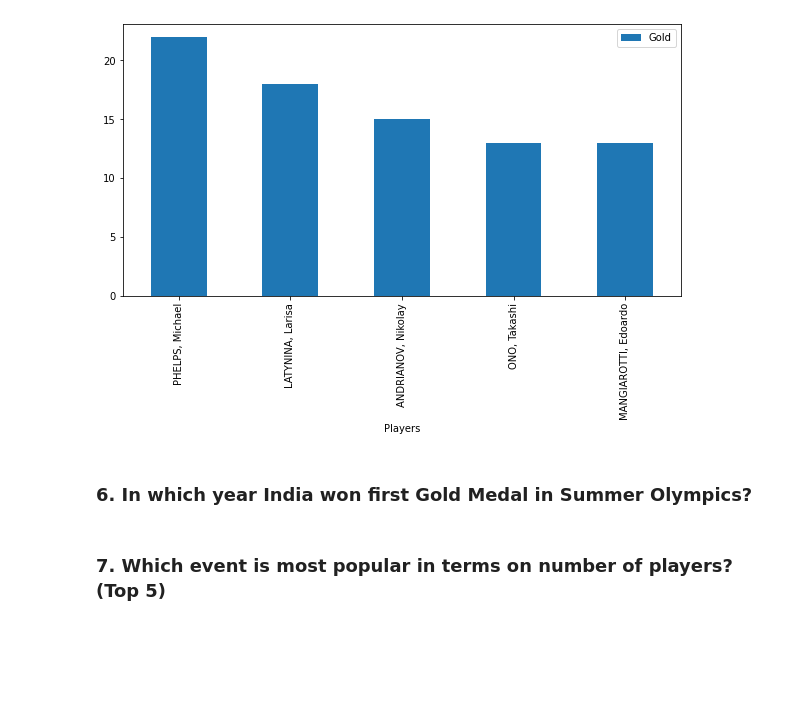
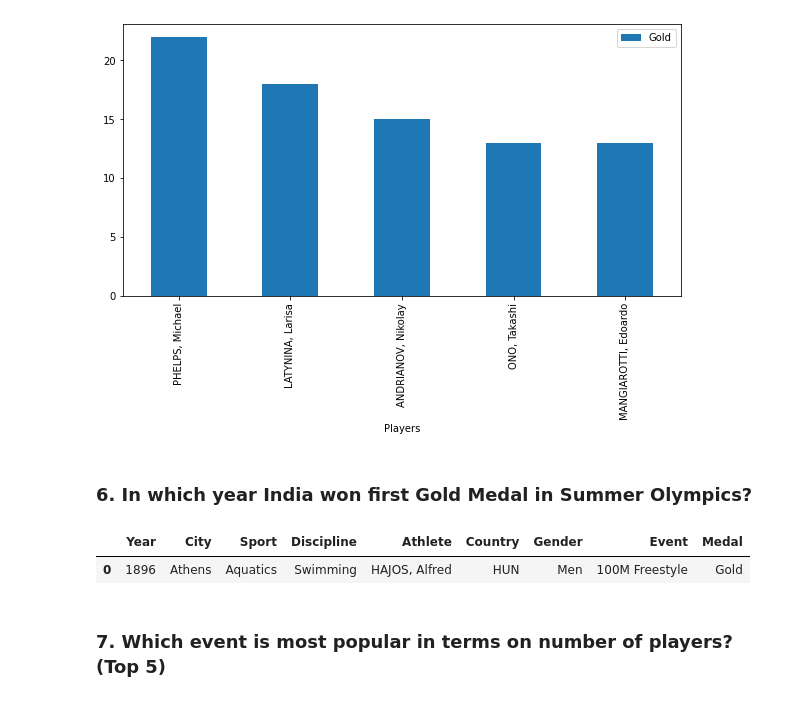
Before and after one commit to sid2020-devil/ETG-Summer-Olympics-Data-Analysis, a Jupyter notebook: Summer.ipynb, the cells around one changed output. Cells and saved outputs as stored; diff of their text form; code cells hidden in the pictures; blank space fills up the shorter version.

```diff
--- a/Summer.ipynb
+++ b/Summer.ipynb
@@ -71,6 +71,14 @@ pd.DataFrame(player_gold_medals,columns = ['Players','Gold']).sort_values(by='Go
 [figure]
 # %% [markdown]
 ### 6. In which year India won first Gold Medal in Summer Olympics?
+# %%
+india_first_gold_medal = olympics_data_df[olympics_data_df['Country'] == 'IND']
+india_first_gold_medal = india_first_gold_medal[india_first['Medal'] == 'Gold']
+india_first_gold_medal = india_first_gold_medal.sort_values(by = 'Year', ascending = True).head(1)
+india_first_gold_medal
+# %% [output]
+|  | Year | City | Sport | Discipline | Athlete | Country | Gender | Event | Medal |
+| 0 | 1896 | Athens | Aquatics | Swimming | HAJOS, Alfred | HUN | Men | 100M Freestyle | Gold |
 # %% [markdown]
 ### 7. Which event is most popular in terms on number of players? (Top 5)
 # %% [markdown]
```
